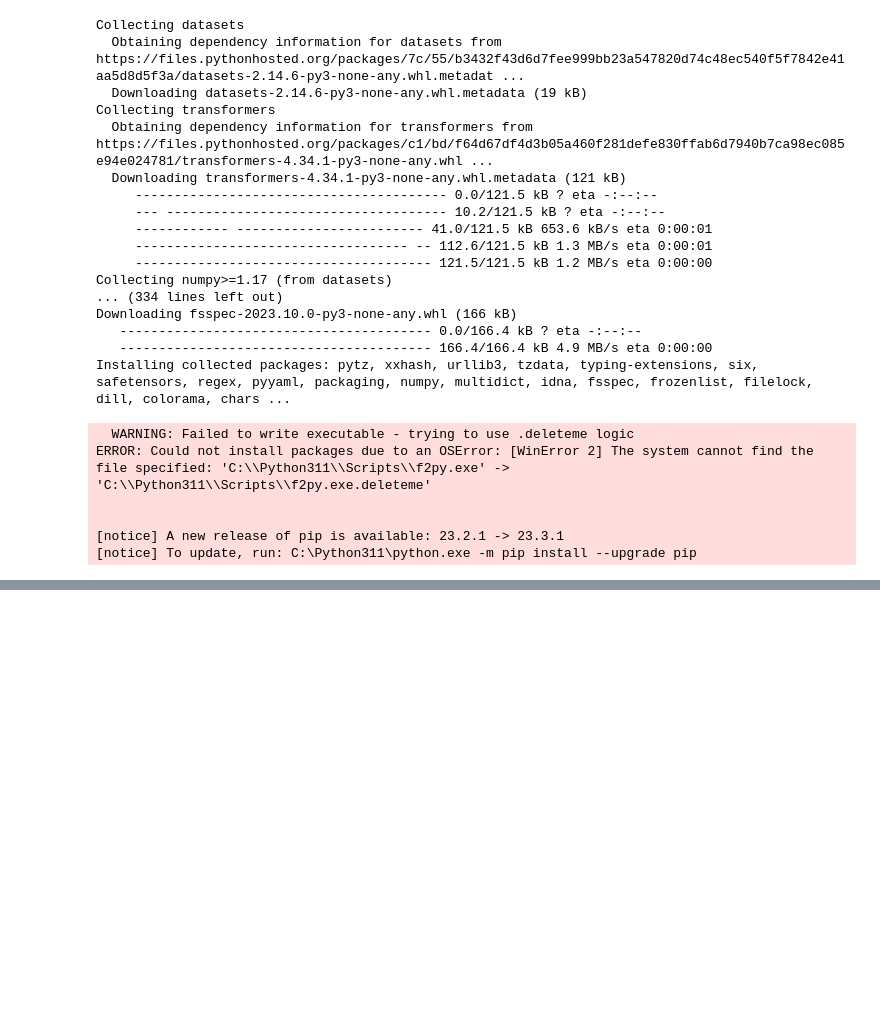
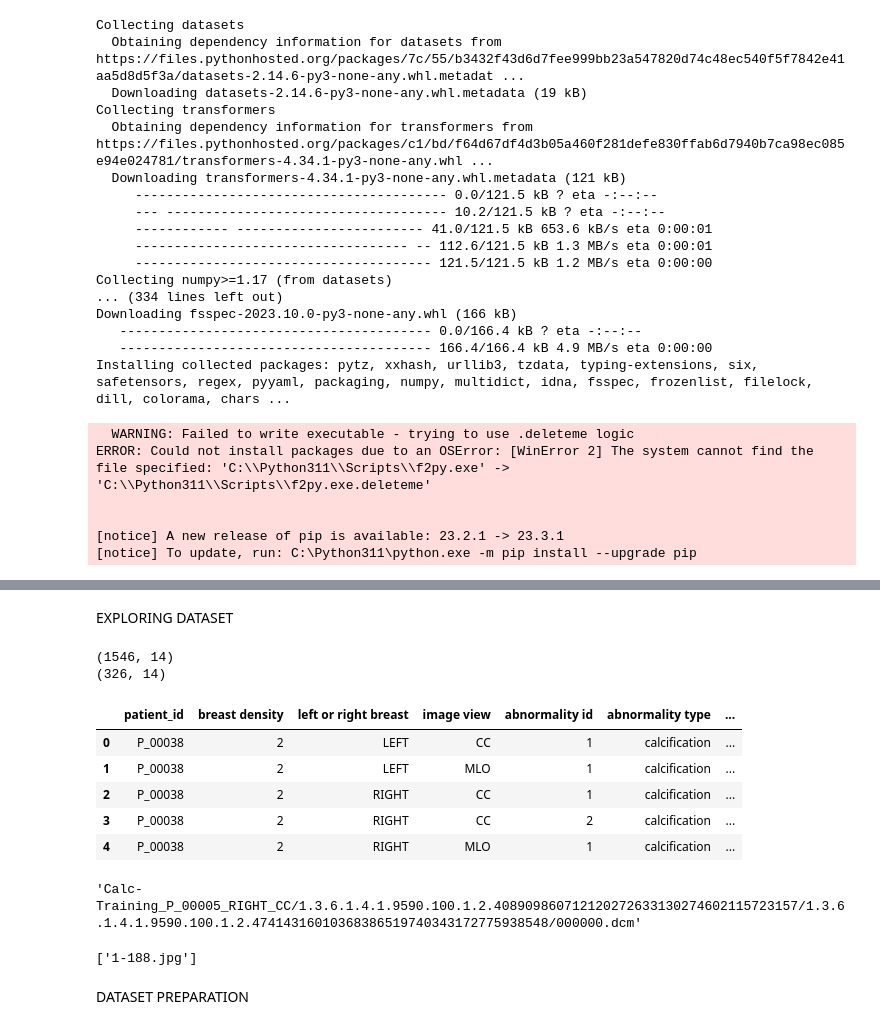
Before and after one commit to javidh0/TransformerArchitecture-for-medical-ImageClassification, a Jupyter notebook: Procedure/dataset_prepration.ipynb, the cells around one changed output, grey strips where cells are left out. Saved outputs shown, nothing was run; the diff lists cells and outputs as text; code cells hidden in the pictures; blank space fills up the shorter version.

```diff
--- a/Procedure/dataset_prepration.ipynb
+++ b/Procedure/dataset_prepration.ipynb
@@ -56,0 +57,29 @@ dataset_root = "D:\Dataset\\breast_cancer\\"
+# %% [markdown]
+EXPLORING DATASET
+# %%
+df_train = pd.read_csv(dataset_root+"csv\calc_case_description_train_set.csv")
+df_test = pd.read_csv(dataset_root+"csv\calc_case_description_test_set.csv")
+# %%
+print(df_train.shape)
+print(df_test.shape)
+# %% [output]
+(1546, 14)
+(326, 14)
+# %%
+df_train.head()
+df_test.head()
+# %% [output]
+|  | patient_id | breast density | left or right breast | image view | abnormality id | abnormality type | ... |
+| 0 | P_00038 | 2 | LEFT | CC | 1 | calcification | ... |
+| 1 | P_00038 | 2 | LEFT | MLO | 1 | calcification | ... |
+| 2 | P_00038 | 2 | RIGHT | CC | 1 | calcification | ... |
+| 3 | P_00038 | 2 | RIGHT | CC | 2 | calcification | ... |
+| 4 | P_00038 | 2 | RIGHT | MLO | 1 | calcification | ... |
+# %%
+df_train['image file path'][0]
+# %% [output]
+'Calc-Training_P_00005_RIGHT_CC/1.3.6.1.4.1.9590.100.1.2.408909860712120272633130274602115723157/1.3.6.1.4.1.9590.100.1.2.47414316010368386519740343172775938548/000000.dcm'
+# %%
+os.listdir(dataset_root +'jpeg\\'+ df_train['image file path'][0].split('/')[2])
+# %% [output]
+['1-188.jpg']
@@ -56,0 +90,2 @@ dataset_root = "D:\Dataset\\breast_cancer\\"
+# %% [markdown]
+DATASET PREPARATION
```
Also changed, not shown: parts of 5 cells of this notebook.
